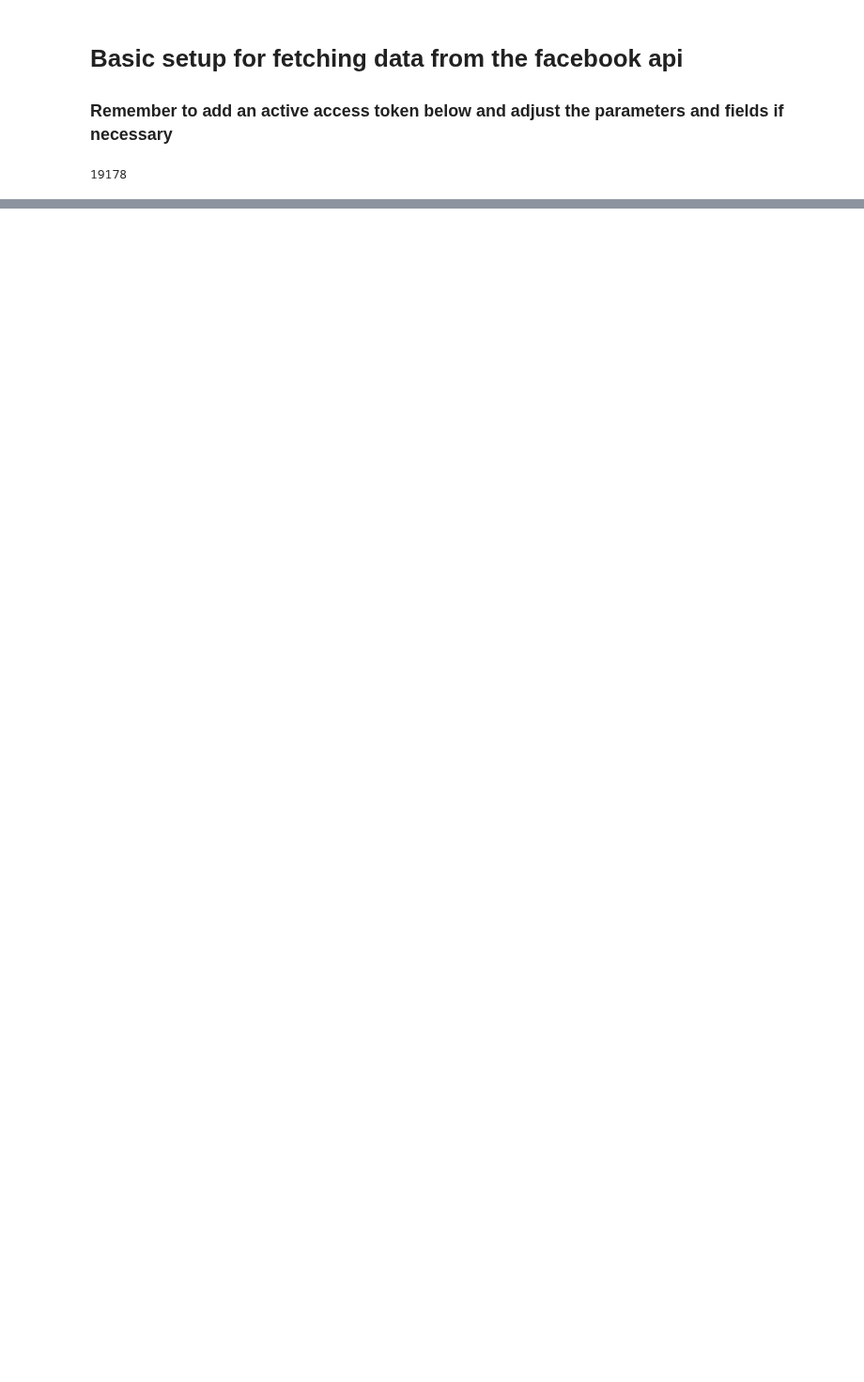
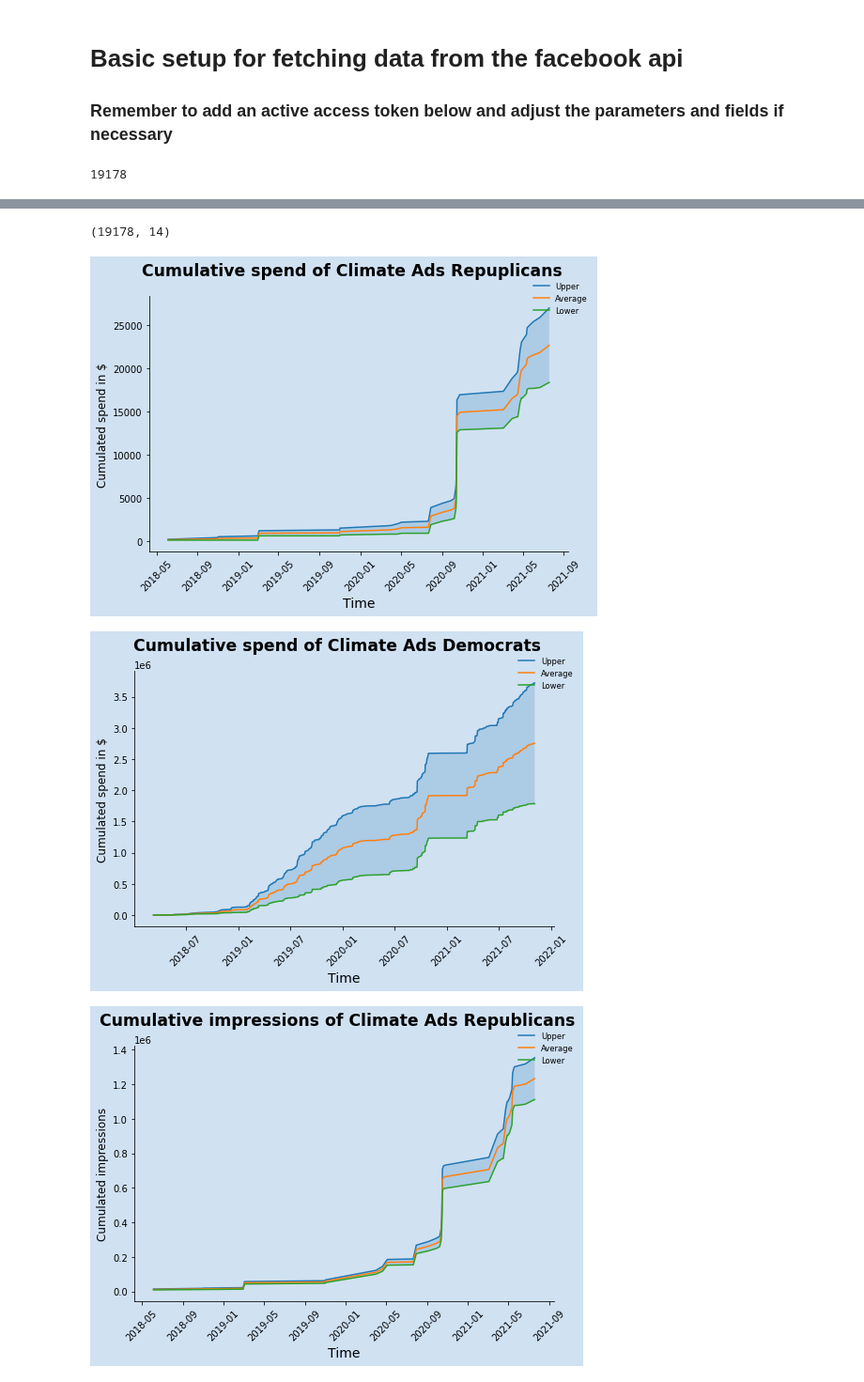
Before and after one commit to lrnz-asnprs/political-ad-api, a Jupyter notebook: notebooks/laurenz_notebook.ipynb, the cells around one changed output, grey strips where cells are left out. Shown at 94% size. Cells and saved outputs as stored; diff of their text form; code cells hidden in the pictures; blank space fills up the shorter version.

```diff
--- a/notebooks/laurenz_notebook.ipynb
+++ b/notebooks/laurenz_notebook.ipynb
@@ -354,0 +375,21 @@ missing
+# %%
+from political_ads.keyword_filter import Filter
+
+filter = Filter()
+
+climate_ads = filter.get_climate_ads(data)
+climate_ads.shape
+# %% [output]
+(19178, 14)
+# %%
+republicans_climate = grouper.group_ads_by_party_by_day(climate_ads, "Republican")
+democrats_climate = grouper.group_ads_by_party_by_day(climate_ads, "Democrat")
+# %%
+viz.spend_over_time_cum(republicans_climate, "Climate Ads Repuplicans")
+viz.spend_over_time_cum(democrats_climate, "Climate Ads Democrats")
+viz.impressions_over_time_cum(republicans_climate, "Climate Ads Republicans")
+viz.impressions_over_time_cum(democrats_climate, "Climate Ads Democrats")
+# %% [output]
+[figure, added]
+[figure, added]
+[figure, added]
```
Also changed, not shown: parts of 17 cells of this notebook, 13 other files.
